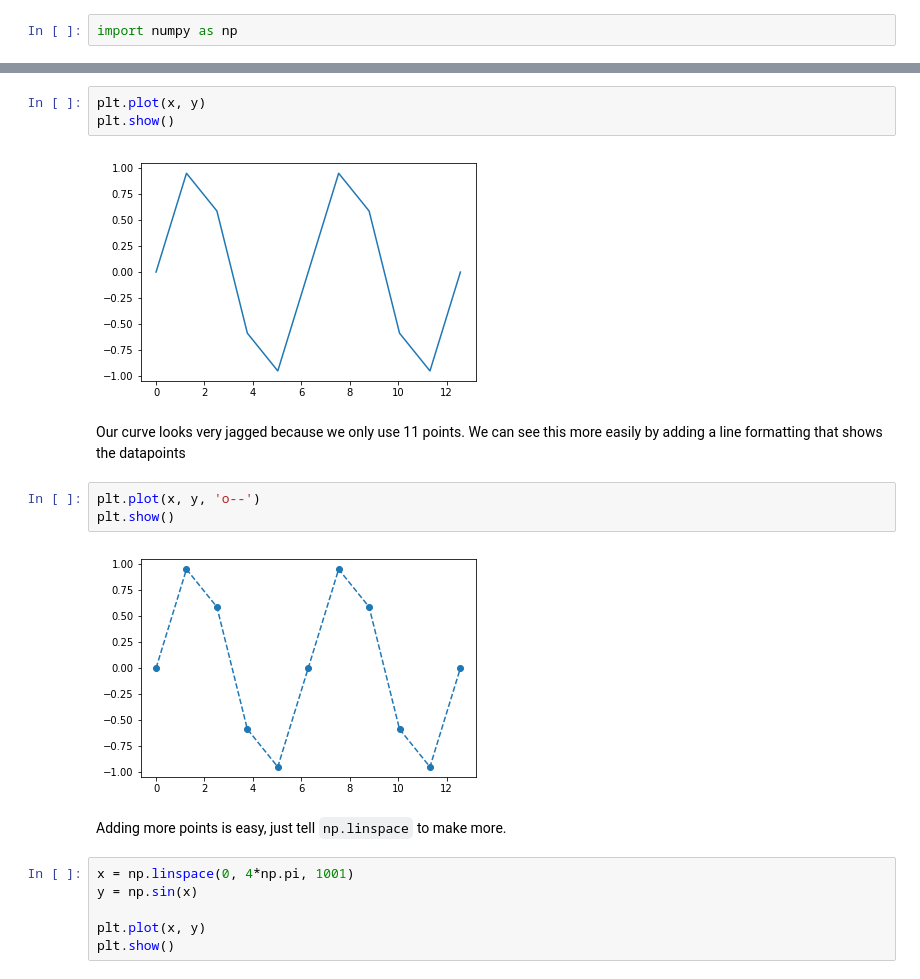
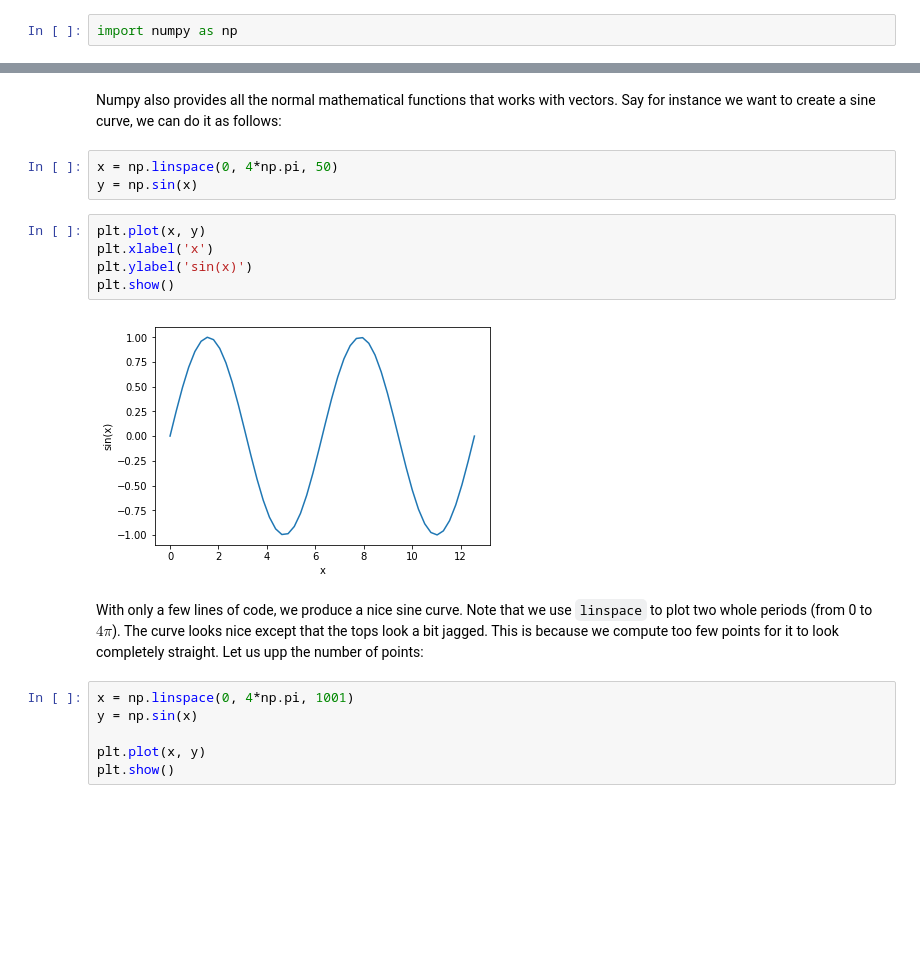
Before and after one commit to jvbrink/sintef, a Jupyter notebook: Intro_to_Python.ipynb, the cells around one changed output, grey strips where cells are left out. Saved outputs shown, nothing was run; the diff lists cells and outputs as text; blank space fills up the shorter version.

```diff
--- a/Intro_to_Python.ipynb
+++ b/Intro_to_Python.ipynb
@@ -757,17 +911,17 @@ y = np.sin(x)
+# %% [markdown]
+Numpy also provides all the normal mathematical functions that works with vectors. Say for instance we want to create a sine curve, we can do it as follows:
+# %%
+x = np.linspace(0, 4*np.pi, 50)
+y = np.sin(x)
 # %%
 plt.plot(x, y)
+plt.xlabel('x')
+plt.ylabel('sin(x)')
 plt.show()
 # %% [output]
-[figure, old version]
+[figure, new version]
-# %% [markdown]
-Our curve looks very jagged because we only use 11 points. We can see this more easily by adding a line formatting that shows the datapoints
-# %%
-plt.plot(x, y, 'o--')
-plt.show()
-# %% [output]
-[figure, removed]
-# %% [markdown]
-Adding more points is easy, just tell `np.linspace` to make more.
+# %% [markdown]
+With only a few lines of code, we produce a nice sine curve. Note that we use `linspace` to plot two whole periods (from 0 to $4\pi$). The curve looks nice except that the tops look a bit jagged. This is because we compute too few points for it to look completely straight. Let us upp the number of points:
 # %%
 x = np.linspace(0, 4*np.pi, 1001)
 y = np.sin(x)
```
Also changed, not shown: parts of 112 cells of this notebook.
